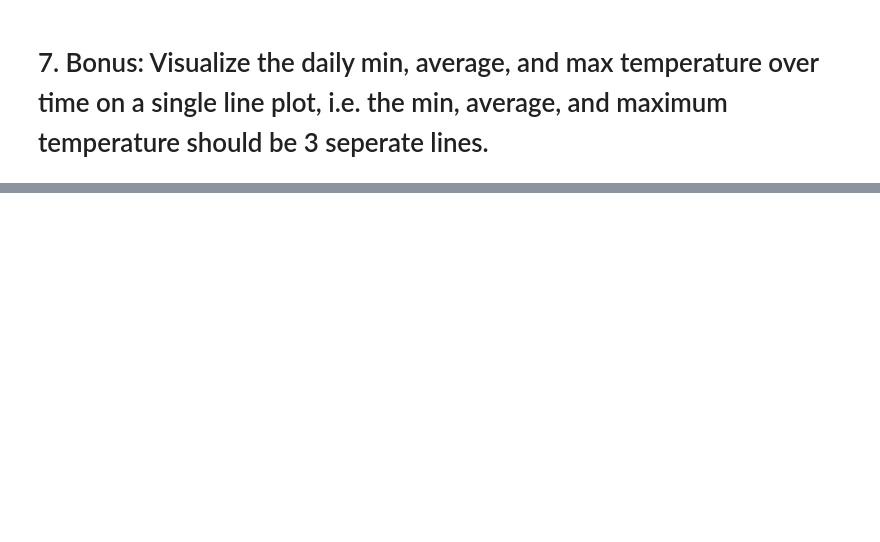
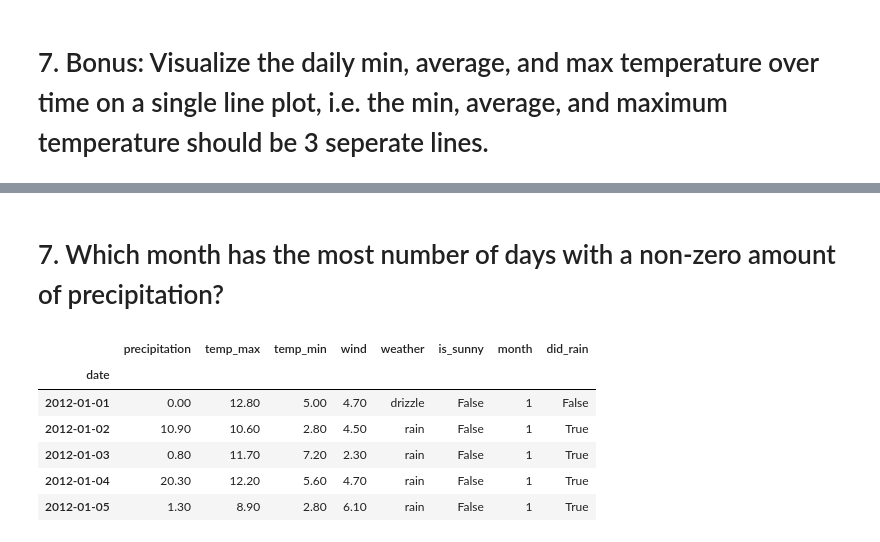
Before and after one commit to LinhQuach13/time-series-exercises, a Jupyter notebook: working_with_time_series.ipynb, the cells around one changed output, grey strips where cells are left out. Saved outputs shown, nothing was run; the diff lists cells and outputs as text; code cells hidden in the pictures; blank space fills up the shorter version.

```diff
--- a/working_with_time_series.ipynb
+++ b/working_with_time_series.ipynb
@@ -174,0 +262,3 @@ seattle_df= data.seattle_weather()
+# %%
+# make a new column 'is_sunny'
+seattle_df['is_sunny'] = seattle_df.weather == 'sun'
@@ -174,0 +279,2 @@ seattle_df= data.seattle_weather()
+# %%
+seattle_df['month'] = seattle_df.index.month
@@ -174,0 +309,15 @@ seattle_df= data.seattle_weather()
+# %% [markdown]
+# 7. Which month has the most number of days with a non-zero amount of precipitation?
+# %%
+# did it actually rain?
+seattle_df['did_rain'] = seattle_df.precipitation > 0
+# %%
+seattle_df.head()
+# %% [output]
+|  | precipitation | temp_max | temp_min | wind | weather | is_sunny | month | did_rain |
+| date |  |  |  |  |  |  |  |  |
+| 2012-01-01 | 0.00 | 12.80 | 5.00 | 4.70 | drizzle | False | 1 | False |
+| 2012-01-02 | 10.90 | 10.60 | 2.80 | 4.50 | rain | False | 1 | True |
+| 2012-01-03 | 0.80 | 11.70 | 7.20 | 2.30 | rain | False | 1 | True |
+| 2012-01-04 | 20.30 | 12.20 | 5.60 | 4.70 | rain | False | 1 | True |
+| 2012-01-05 | 1.30 | 8.90 | 2.80 | 6.10 | rain | False | 1 | True |
```
Also changed, not shown: parts of 52 cells of this notebook.
